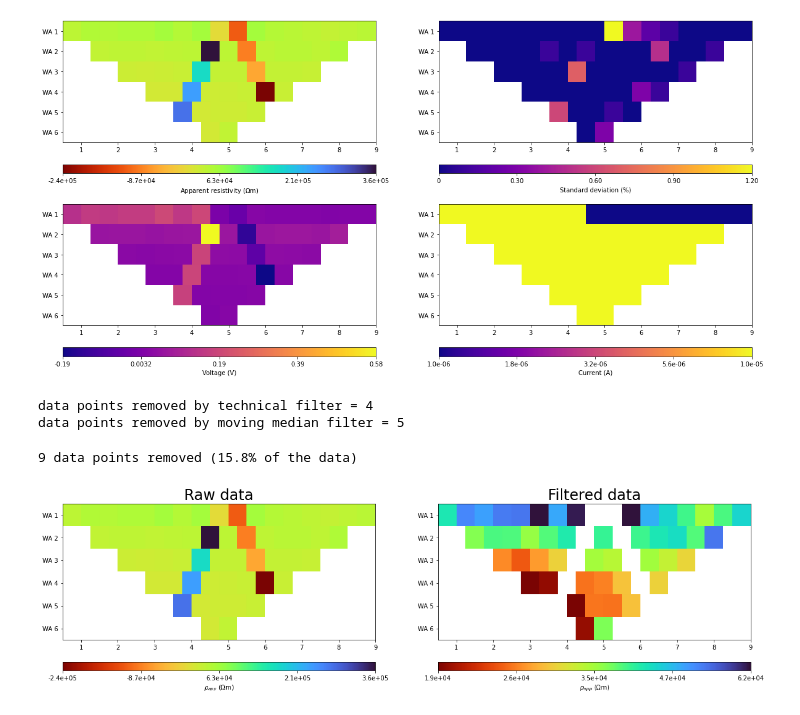
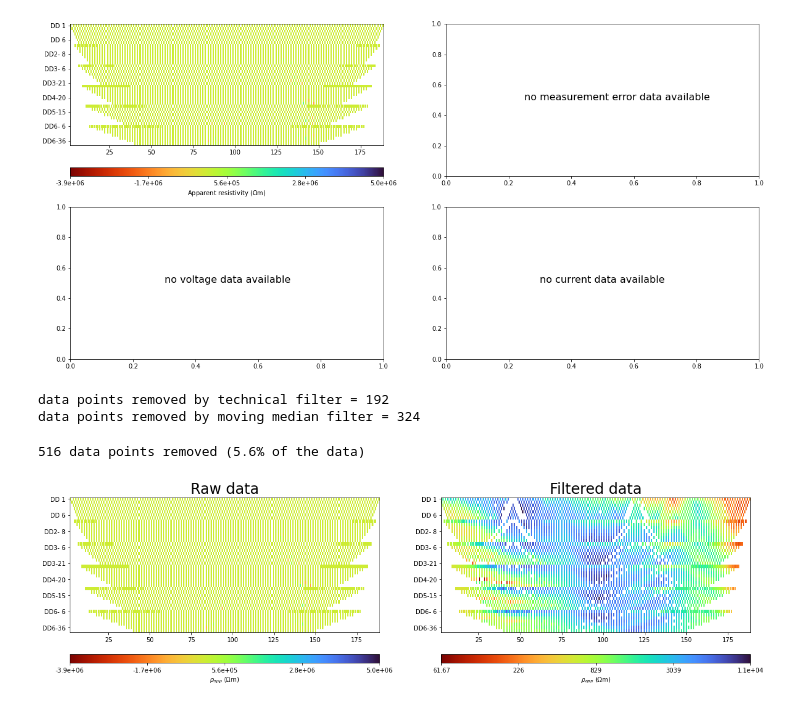
Before and after one commit to teddiherring/permafrost-data-processing, a Jupyter notebook: data_filtering.ipynb, the cells around one changed output. Saved outputs shown, nothing was run; the diff lists cells and outputs as text; code cells hidden in the pictures.

```diff
--- a/data_filtering.ipynb
+++ b/data_filtering.ipynb
@@ -9,13 +9,13 @@ import matplotlib.pyplot as plt
 
 # data_in = ert.load('data_unified/CER2017-08-24_u_i.txt')
 # data_in = ert.load('data_unified/craterlake_2019_feb6.txt')
-data_in = ert.load('data_unified/craterlake_2019_may3.txt')
+# data_in = ert.load('data_unified/craterlake_2019_may3.txt')
 # data_in = ert.load('data_unified/fieldschool_wen3_2013_aug26.txt') # no permafrost. bad electrode to test filtering
 # data_in = ert.load('data_unified/oldcrow_wen13_2013_oct14.txt')
 # data_in = ert.load('data_unified/oldcrow_wen1_2013_oct13.txt')
 # data_in = ert.load('data_unified/SCH2018-08-29_u_i.txt')
 # data_in = ert.load('data_unified/Teller_ERTB_2019-10-03_0600.ohm') # data from the seward peninsula
-# data_in = ert.load('data_unified/2001_ALK_2019-10-03_0600_fr.ohm') # seward peninsula summer
+data_in = ert.load('data_unified/2001_ALK_2019-10-03_0600_fr.ohm') # seward peninsula summer
 # data_in = ert.load('data_unified/2001_ALK_2020-02-01_1000_fr.ohm') # seward peninsula winter
 
 
@@ -39,28 +38,28 @@ if data_in.haveData('rhoa')==False:
 # %%
 # plot raw data
 
 mgr = ert.ERTManager(data_in)
 
 fig, ax = plt.subplots(2,2,figsize=[20,10])
 
 mgr.showData(data_in, vals=data_in['rhoa'],ax=ax[0,0],label=r'Apparent resistivity ($\Omega$m)',cMap='turbo_r');
 
 if data_in.haveData('err'):
     mgr.showData(data_in, vals=data_in['err'],ax=ax[0,1],label='Standard deviation (%)',cMap='plasma');
 else:
-    ax[0,1].text(0.35,0.5,'no err data available',fontsize=16)
+    ax[0,1].text(0.25,0.5,'no measurement error data available',fontsize=16)
 
 if data_in.haveData('u'):
     mgr.showData(data_in, vals=data_in['u'],ax=ax[1,0],label='Voltage (V)',cMap='plasma');
 else:
-    ax[1,0].text(0.35,0.5,'no voltage data available',fontsize=16)
+    ax[1,0].text(0.3,0.5,'no voltage data available',fontsize=16)
 
 if data_in.haveData('i'):
     mgr.showData(data_in, vals=data_in['i'],ax=ax[1,1],label='Current (A)',cMap='plasma');
 else:
-    ax[1,1].text(0.35,0.5,'no current data available',fontsize=16)
+    ax[1,1].text(0.3,0.5,'no current data available',fontsize=16)
 # %% [output]
-[figure, old version]
+[figure, new version]
 # %%
 # put data into pandas dataframe
 
@@ -181,8 +180,8 @@ print('data points removed by moving median filter = %.0f'%n_mmf)
 
 data_filt = data_filt[ikeep]
 # %% [output]
-data points removed by technical filter = 4
-data points removed by moving median filter = 5
+data points removed by technical filter = 192
+data points removed by moving median filter = 324
 # %%
 # put everything back into the pygimli data container
 
@@ -212,8 +211,8 @@ ax[1].set_title('Filtered data',fontsize=24);
 
 print('%.0f data points removed (%.1f%% of the data)'%(n_tf+n_mmf, float((data_in.size()-data_out.size())/data_in.size()*100)))
 # %% [output]
-9 data points removed (15.8% of the data)
+516 data points removed (5.6% of the data)
-[figure, old version]
+[figure, new version]
 # %%
 # first pass inversion
 
```
Also changed, not shown: parts of 4 cells of this notebook.
